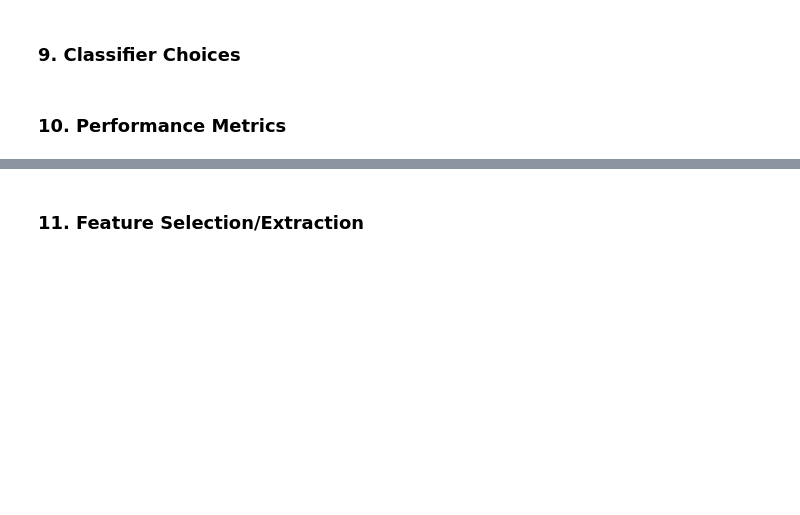
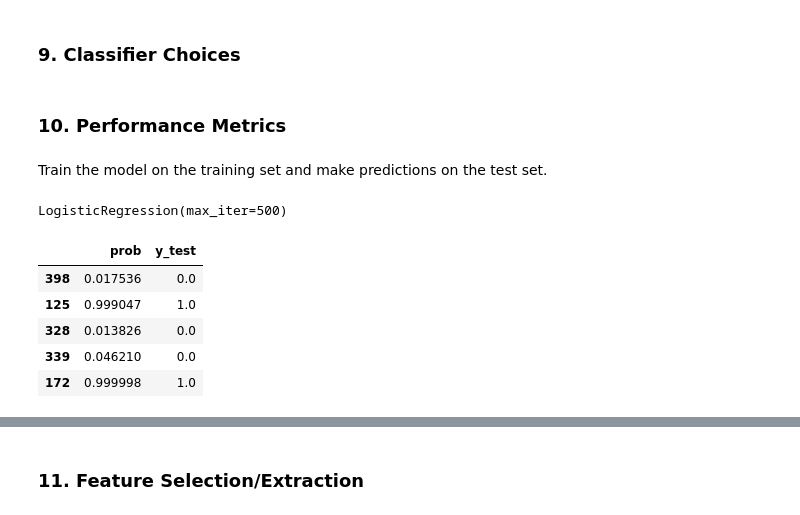
Before and after one commit to Barkesty/Project-Chronic-Kidney-Disease-Classification-Challenge, a Jupyter notebook: project.ipynb, the cells around one changed output, grey strips where cells are left out. Drawn from its saved outputs; the diff is of its cells as text; code cells hidden in the pictures; blank space fills up the shorter version.

```diff
--- a/project.ipynb
+++ b/project.ipynb
@@ -639,0 +644,17 @@ X_train, X_test, y_train, y_test = train_test_split(
+# %% [markdown]
+Train the model on the training set and make predictions on the test set.
+# %%
+def_log.fit(X_train, y_train)
+# %% [output]
+LogisticRegression(max_iter=500)
+# %%
+pred_prob = def_log.predict_proba(X_test)
+df_pro = pd.DataFrame(data = {'prob': pred_prob[:,1], 'y_test': y_test})
+df_pro.head(5)
+# %% [output]
+|  | prob | y_test |
+| 398 | 0.017536 | 0.0 |
+| 125 | 0.999047 | 1.0 |
+| 328 | 0.013826 | 0.0 |
+| 339 | 0.046210 | 0.0 |
+| 172 | 0.999998 | 1.0 |
```
Also changed, not shown: parts of 19 cells of this notebook.
